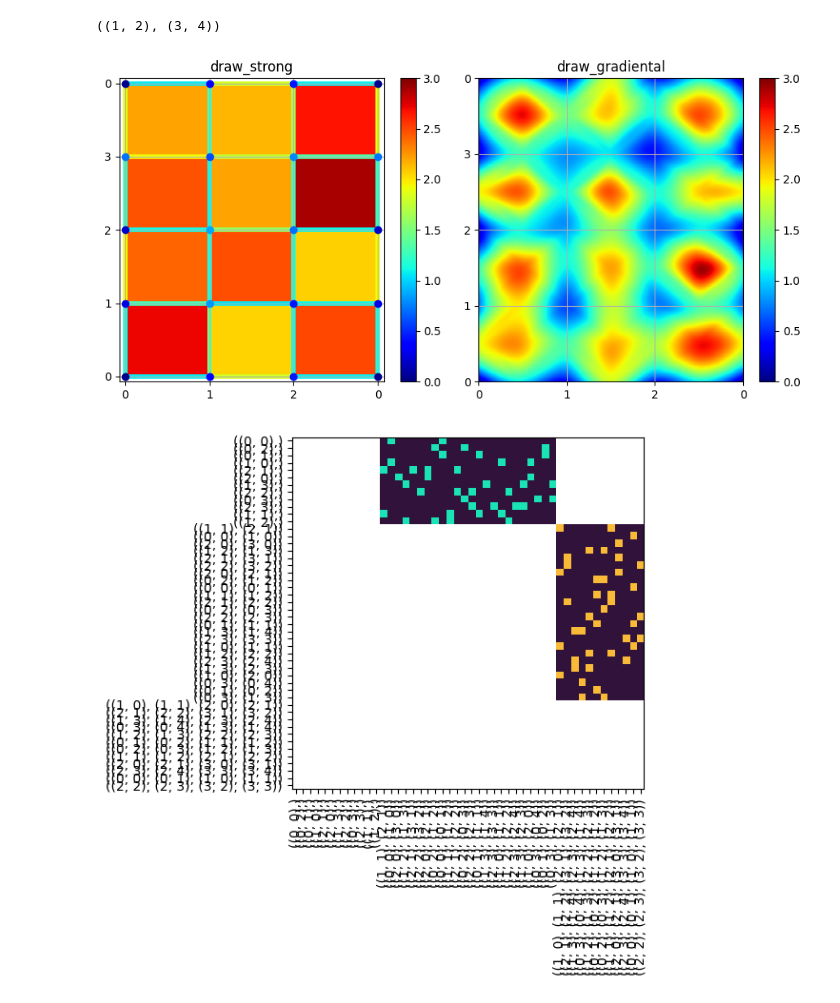
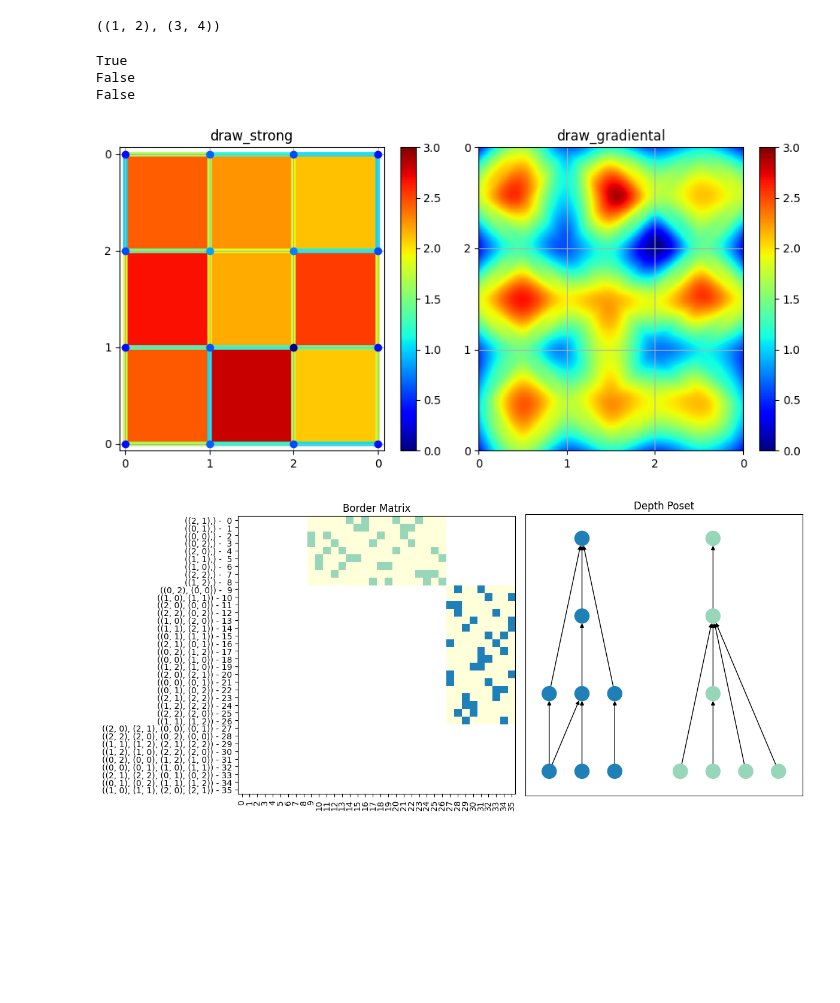
Before and after one commit to zimfv/depth-poset, a Jupyter notebook: notebooks/Squares on Torus.ipynb, the cells around one changed output. Cells and saved outputs as stored; diff of their text form; code cells hidden in the pictures; blank space fills up the shorter version.

Commit message:
Corrected CubicalTorusComplex (from plane to torus by mod); Calculated its Depth Poset; Add the posibility of logging to geting depth functions

```diff
--- a/notebooks/Squares on Torus.ipynb
+++ b/notebooks/Squares on Torus.ipynb
@@ -30,3 +39,18 @@ print(t)  # Output: ((1, 2), (3, 4))
+# %%
+# Example
+
+t = (1, 2, 3, 4, 5)
+sub = (3, 4)
+print(contains_subtuple(t, sub))  # True
+print(contains_subtuple(sub, t))  # False
+
+t = (1, 2, 3, 4, 5)
+sub = (3, 5)
+print(contains_subtuple(t, sub))  # False
+# %% [output]
+True
+False
+False
 # %%
 class CubicalTorusComplex():
     def __init__(self, shape, dim=None, vector_sets=None):
@@ -214,7 +241,7 @@ class CubicalTorusComplex():
 
         return matrix
 # %%
-shape = 3, 4
+shape = 3, 3
 
 ctc = CubicalTorusComplex(shape)
 ctc.assign_random_barycentric_filtration()
@@ -241,18 +268,32 @@ if len(shape) == 2:
     plt.tight_layout()
     plt.show()
 # %% [output]
-[figure, old version]
+[figure, new version]
 # %%
-order, dims = ctc.get_order(return_dims=True)
+order, dims, fvals = ctc.get_order(return_dims=True, return_filtration=True)
 bm = ctc.get_border_matrix()
 
 bm_show = bm.astype(float)*dims
 bm_show[dims.reshape(-1, 1) - dims.reshape(1, -1) != -1] = np.nan
 
 
-plt.imshow(bm_show, cmap='turbo', vmax=3)
-plt.xticks(np.arange(len(order)), order, rotation=90)
-plt.yticks(np.arange(len(order)), order, rotation=0)
+dp = depth.DepthPoset.from_border_matrix(border_matrix=bm, dims=dims, filter_values=fvals, sources=order)
+
+
+fig, axs = plt.subplots(1, 2, figsize=(12, 5.5))
+cmap = plt.get_cmap('YlGnBu')
+
+axs[0].set_title('Border Matrix')
+axs[0].imshow(bm_show, cmap=cmap, vmax=3)
+axs[0].set_yticks(np.arange(len(order)), [f'{val} - {i:>2}' for i, val in enumerate(order)], rotation=0)
+axs[0].set_xticks(np.arange(len(order)), np.arange(len(order)), rotation=90)
+
+axs[1].set_title('Depth Poset')
+nx.draw_networkx(dp.get_transitive_reduction(), pos=dp.hasse_layout(),
+                 node_color=[cmap((node.dim + 1)/(ctc.dim + 1)) for node in dp.nodes],
+                 with_labels=False, ax=axs[1])
+
+plt.tight_layout()
 plt.show()
 # %% [output]
-[figure, old version]
+[figure, new version]
```
Also changed, not shown: parts of 3 cells of this notebook, 2 other files.
